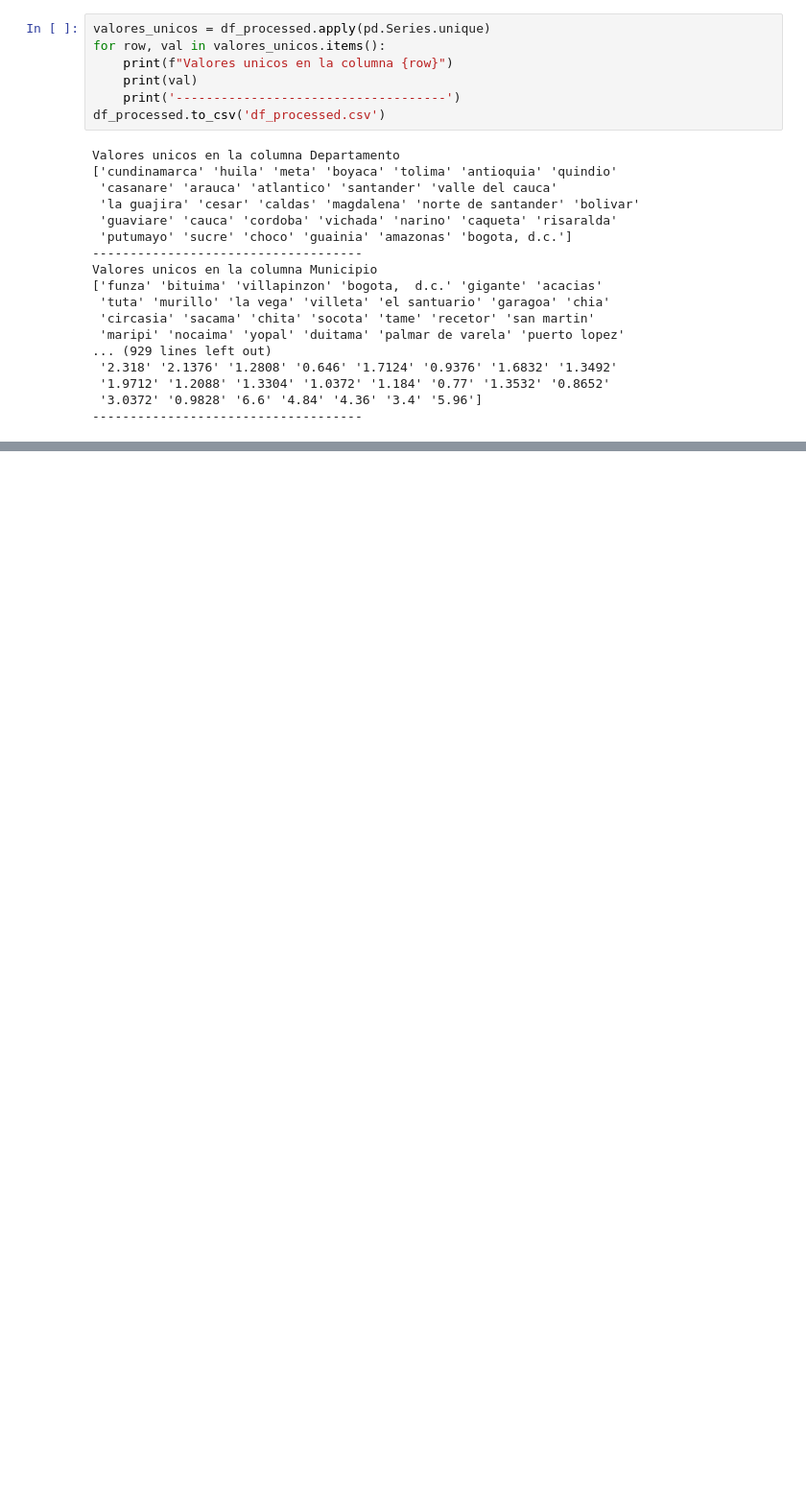
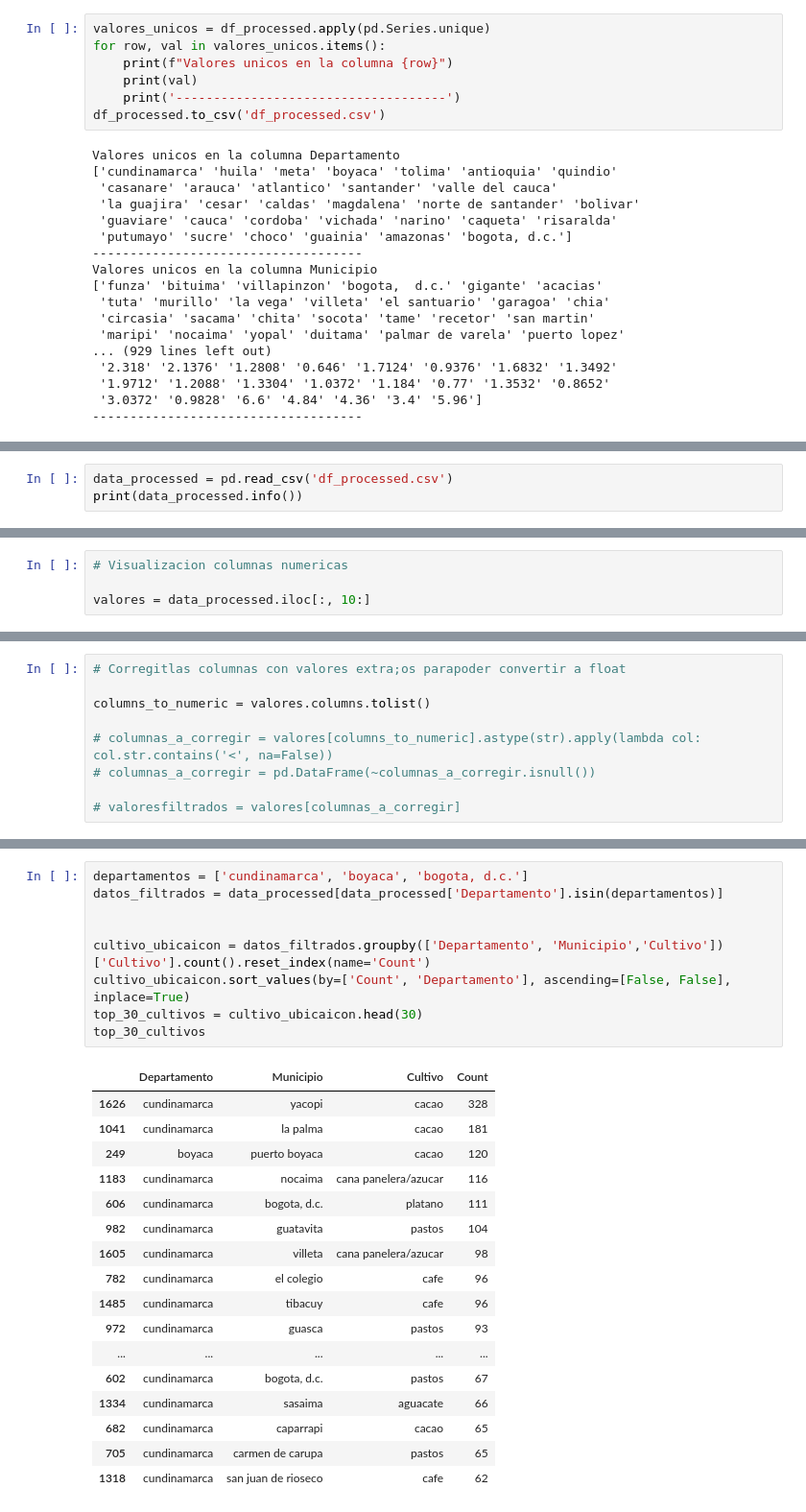
Before and after one commit to LotusZaheer/Soil-data-analysis, a Jupyter notebook: Data Analysis.ipynb, the cells around one changed output, grey strips where cells are left out. Shown: that part at 96% size. Cells and saved outputs as stored; diff of their text form; blank space fills up the shorter version.

```diff
--- a/Data Analysis.ipynb
+++ b/Data Analysis.ipynb
@@ -216,0 +221,3 @@ Valores unicos en la columna Municipio
+# %%
+data_processed = pd.read_csv('df_processed.csv')
+print(data_processed.info())
@@ -216,0 +242,4 @@ Valores unicos en la columna Municipio
+# %%
+# Visualizacion columnas numericas
+
+valores = data_processed.iloc[:, 10:]
@@ -216,0 +259,9 @@ Valores unicos en la columna Municipio
+# %%
+# Corregitlas columnas con valores extra;os parapoder convertir a float
+
+columns_to_numeric = valores.columns.tolist()
+
+# columnas_a_corregir = valores[columns_to_numeric].astype(str).apply(lambda col: col.str.contains('<', na=False))
+# columnas_a_corregir = pd.DataFrame(~columnas_a_corregir.isnull())
+
+# valoresfiltrados = valores[columnas_a_corregir]
@@ -216,0 +287,27 @@ Valores unicos en la columna Municipio
+# %%
+departamentos = ['cundinamarca', 'boyaca', 'bogota, d.c.']
+datos_filtrados = data_processed[data_processed['Departamento'].isin(departamentos)]
+
+
+cultivo_ubicaicon = datos_filtrados.groupby(['Departamento', 'Municipio','Cultivo'])['Cultivo'].count().reset_index(name='Count')
+cultivo_ubicaicon.sort_values(by=['Count', 'Departamento'], ascending=[False, False], inplace=True)
+top_30_cultivos = cultivo_ubicaicon.head(30)
+top_30_cultivos
+# %% [output]
+|  | Departamento | Municipio | Cultivo | Count |
+| 1626 | cundinamarca | yacopi | cacao | 328 |
+| 1041 | cundinamarca | la palma | cacao | 181 |
+| 249 | boyaca | puerto boyaca | cacao | 120 |
+| 1183 | cundinamarca | nocaima | cana panelera/azucar | 116 |
+| 606 | cundinamarca | bogota, d.c. | platano | 111 |
+| 982 | cundinamarca | guatavita | pastos | 104 |
+| 1605 | cundinamarca | villeta | cana panelera/azucar | 98 |
+| 782 | cundinamarca | el colegio | cafe | 96 |
+| 1485 | cundinamarca | tibacuy | cafe | 96 |
+| 972 | cundinamarca | guasca | pastos | 93 |
+| ... | ... | ... | ... | ... |
+| 602 | cundinamarca | bogota, d.c. | pastos | 67 |
+| 1334 | cundinamarca | sasaima | aguacate | 66 |
+| 682 | cundinamarca | caparrapi | cacao | 65 |
+| 705 | cundinamarca | carmen de carupa | pastos | 65 |
+| 1318 | cundinamarca | san juan de rioseco | cafe | 62 |
```
Also changed, not shown: parts of 24 cells of this notebook, 4 other files.
